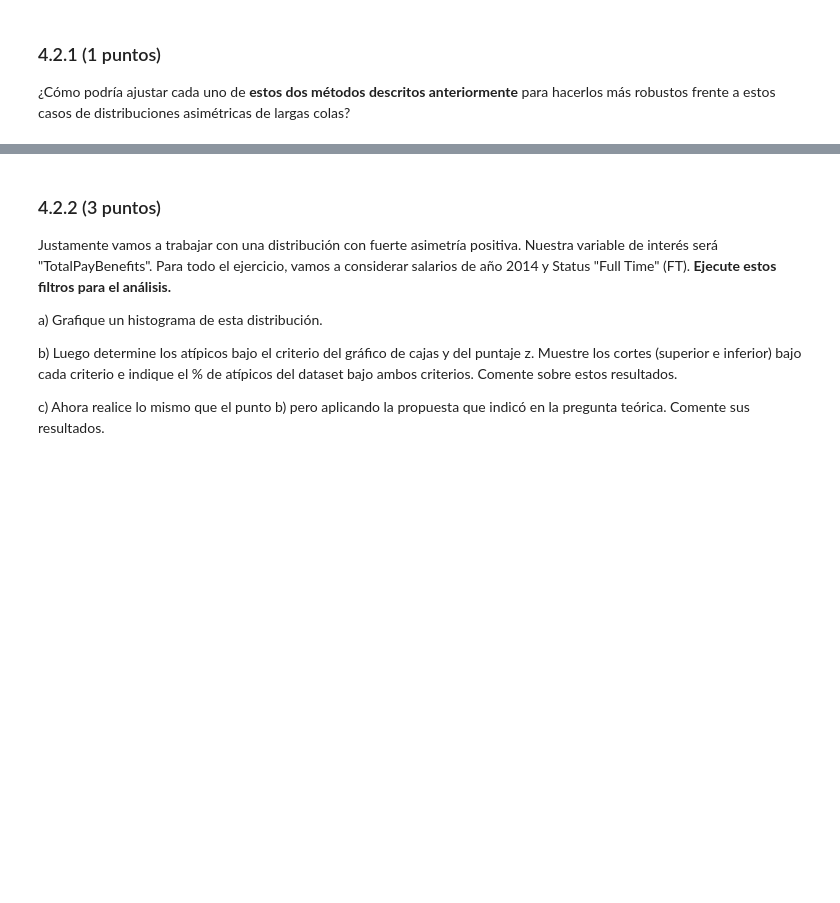
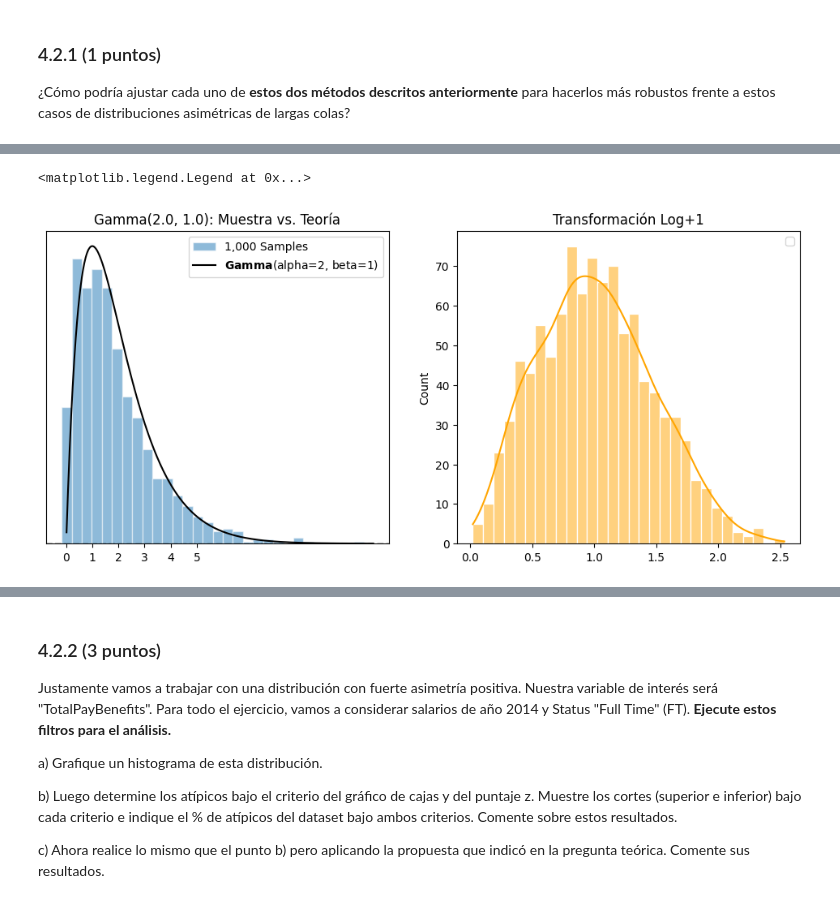
Before and after one commit to Codenid/data-discovery-lab2-eda-missingness-datos-atipicos, a Jupyter notebook: laboratorio_2_alum.ipynb, the cells around one changed output, grey strips where cells are left out. Drawn from its saved outputs; the diff is of its cells as text; code cells hidden in the pictures; blank space fills up the shorter version.

```diff
--- a/laboratorio_2_alum.ipynb
+++ b/laboratorio_2_alum.ipynb
@@ -519,0 +524,26 @@ Para distribuciones con colas largas, los métodos tradicionales de detección d
+# %%
+import preliz as pz
+import matplotlib.pyplot as plt
+
+dist = pz.Gamma(alpha=2.0, beta=1.0)
+samples = dist.rvs(1000)
+
+fig, axs = plt.subplots(1,2,figsize=(12, 5))
+
+axs[0].hist(samples, bins=30, density=True, alpha=0.5,
+    label='1,000 Samples', edgecolor='white', align='left')
+
+dist.plot_pdf(ax=axs[0], color='black')
+
+
+axs[0].set_title("Gamma(2.0, 1.0): Muestra vs. Teoría")
+axs[0].set_xticks(range(6))
+axs[0].legend()
+
+log_transformation = np.log(samples + 1)
+sns.histplot(log_transformation, bins=30, kde=True, ax=axs[1], color='orange', edgecolor='white')
+axs[1].set_title("Transformación Log+1")
+axs[1].legend()
+# %% [output]
+<matplotlib.legend.Legend at 0x...>
+[figure, added]
```
Also changed, not shown: parts of 20 cells of this notebook.
